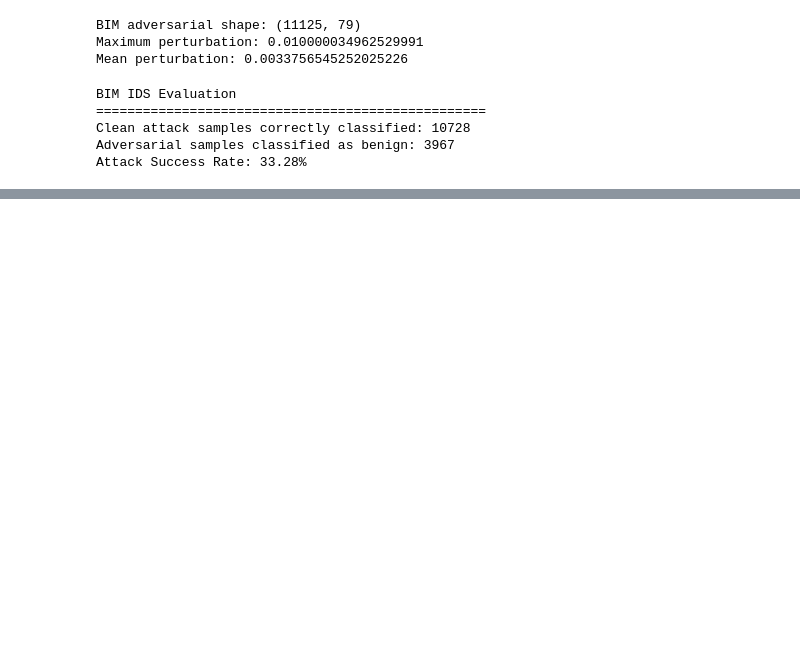
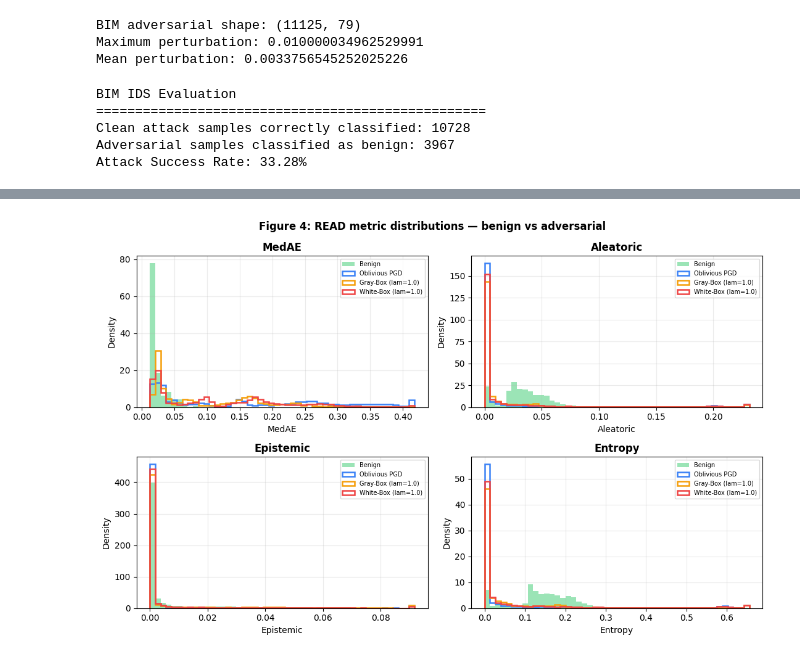
Before and after one commit to halimAhtasham/Algorithm_Exercise, a Jupyter notebook: config.ipynb, the cells around one changed output, grey strips where cells are left out. Saved outputs shown, nothing was run; the diff lists cells and outputs as text; code cells hidden in the pictures; blank space fills up the shorter version.

```diff
--- a/config.ipynb
+++ b/config.ipynb
@@ -2096,0 +1781,18 @@ Validation distribution:
+# %%
+# ============================================
+# Step 15.4C — Train READ Detector
+# ============================================
+
+read_detector = RandomForestClassifier(
+    n_estimators=200,
+    random_state=SEED,
+    n_jobs=-1,
+    class_weight="balanced"
+)
+
+read_detector.fit(
+    X_read_detector,
+    y_read_detector
+)
+
+print("READ detector retrained successfully.")
@@ -2913,0 +4038,71 @@ display(comparison_df)
+# %%
+# ============================================================
+# Step 24 — Figure 4: READ metric distributions
+# ============================================================
+dist_groups = {
+    "Benign":              benign_features,
+    "Oblivious PGD":       pgd_features,
+    "Gray-Box (lam=1.0)":  graybox_features,
+    "White-Box (lam=1.0)": whitebox_features,
+}
+dist_colors = {
+    "Benign":              "#22c55e",
+    "Oblivious PGD":       "#3b82f6",
+    "Gray-Box (lam=1.0)":  "#f59e0b",
+    "White-Box (lam=1.0)": "#ef4444",
+}
+
+fig, axes = plt.subplots(2, 2, figsize=(11, 7))
+axes = axes.flatten()
+
+for fi, fname in enumerate(FEATURE_NAMES):
+    ax = axes[fi]
+
+    pooled = np.concatenate([g[:, fi] for g in dist_groups.values()])
+    lo, hi = np.percentile(pooled, [1, 99])
+    if hi <= lo:
+        hi = lo + 1e-6
+    bins = np.linspace(lo, hi, 50)
+
+    for glabel, gfeats in dist_groups.items():
+        vals = np.clip(gfeats[:, fi], lo, hi)
+        if glabel == "Benign":
+            ax.hist(vals, bins=bins, density=True, alpha=0.45,
+                    color=dist_colors[glabel], label=glabel)
+        else:
+            ax.hist(vals, bins=bins, density=True, histtype="step",
+                    linewidth=1.8, color=dist_colors[glabel], label=glabel)
+
+    ax.set_title(f"{fname}", fontweight="bold")
+    ax.set_xlabel(fname)
+    ax.set_ylabel("Density")
+    ax.legend(fontsize=7)
+    ax.grid(alpha=0.25)
+
+plt.suptitle("Figure 4: READ metric distributions — benign vs adversarial",
+             fontweight="bold", fontsize=12)
+plt.tight_layout()
+plt.savefig("figure4_metric_distributions.pdf", dpi=150, bbox_inches="tight")
+plt.show()
+
+# --- Separation table: how far each attack moves each metric from benign ---
+sep_rows = []
+for glabel, gfeats in dist_groups.items():
+    if glabel == "Benign":
+        continue
+    row = {"attack": glabel}
+    for fi, fname in enumerate(FEATURE_NAMES):
+        b = benign_features[:, fi]
+        a = gfeats[:, fi]
+        pooled_sd = np.sqrt((b.var() + a.var()) / 2) + 1e-12
+        row[f"{fname}_benign_mean"] = round(float(b.mean()), 6)
+        row[f"{fname}_attack_mean"] = round(float(a.mean()), 6)
+        row[f"{fname}_cohens_d"]    = round(float((a.mean() - b.mean()) / pooled_sd), 3)
+    sep_rows.append(row)
+
+separation_df = pd.DataFrame(sep_rows)
+print("\n===== METRIC SEPARATION (Cohen's d vs benign) =====")
+display(separation_df[["attack"] + [f"{f}_cohens_d" for f in FEATURE_NAMES]])
+separation_df.to_csv("table_metric_separation.csv", index=False)
+# %% [output]
+[figure, added]
```
Also changed, not shown: parts of 88 cells of this notebook.
